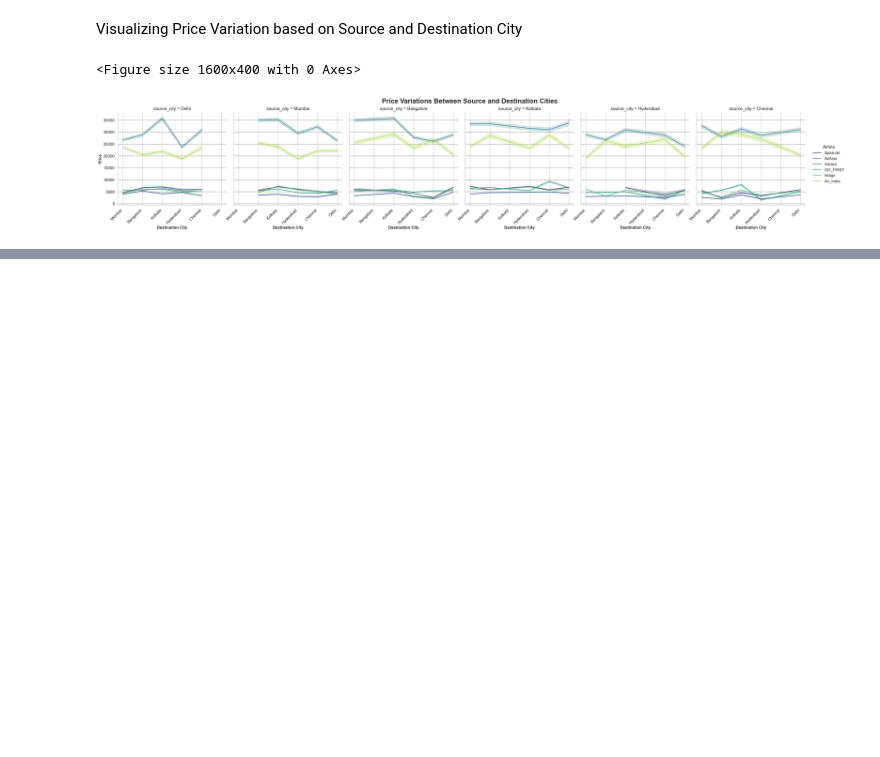
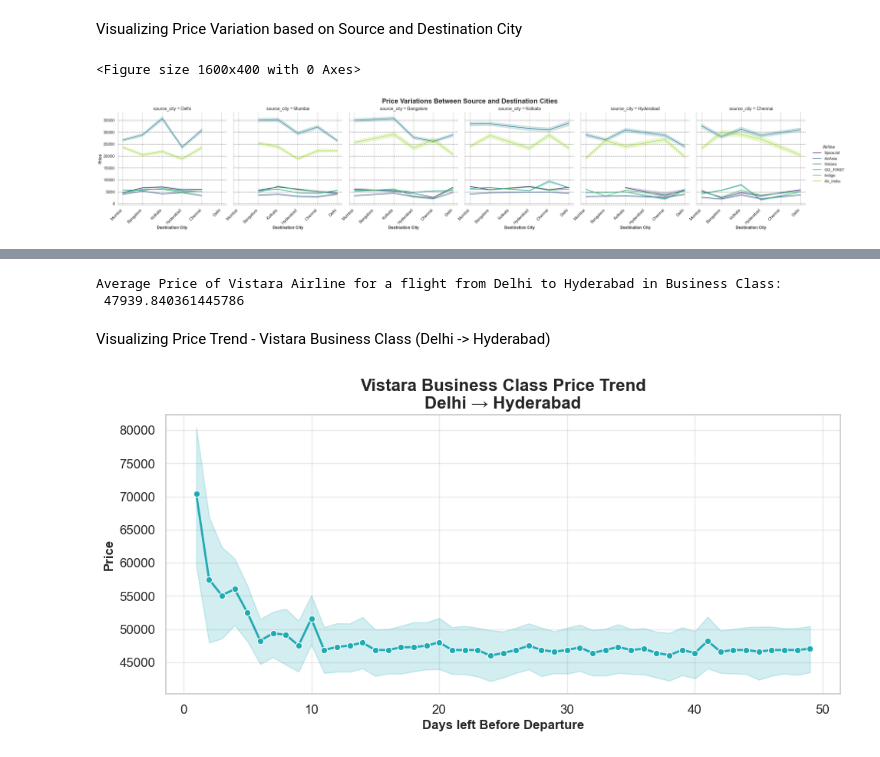
Before and after one commit to soumojit-dev/Airlines-Flight-Analysis, a Jupyter notebook: analysis.ipynb, the cells around one changed output, grey strips where cells are left out. Cells and saved outputs as stored; diff of their text form; code cells hidden in the pictures; blank space fills up the shorter version.

```diff
--- a/analysis.ipynb
+++ b/analysis.ipynb
@@ -432,0 +536,3 @@ plt.show()
+# %%
+filtered_data = df[(df['airline']=='Vistara') & (df['source_city']=='Delhi') & (df['destination_city']=='Hyderabad') & (df['class']=='Business')]
+filtered_data
@@ -432,0 +553,20 @@ plt.show()
+# %%
+print("Average Price of Vistara Airline for a flight from Delhi to Hyderabad in Business Class:\n",filtered_data.price.mean())
+# %% [output]
+Average Price of Vistara Airline for a flight from Delhi to Hyderabad in Business Class:
+ 47939.840361445786
+# %% [markdown]
+Visualizing Price Trend - Vistara Business Class (Delhi -> Hyderabad)
+# %%
+plt.figure(figsize=(10,5))
+
+sns.lineplot(data = filtered_data, x = 'days_left', y = 'price', marker = 'o', linewidth = 2,  color ="#1faab4")
+plt.title('Vistara Business Class Price Trend\nDelhi → Hyderabad', fontsize = 16, fontweight = 'bold')
+plt.xlabel("Days left Before Departure", fontsize = 12, fontweight = 'semibold')
+plt.ylabel("Price", fontsize = 12, fontweight = 'semibold')
+
+plt.grid(alpha = 0.4)
+plt.tight_layout()
+plt.show()
+# %% [output]
+[figure, added]
```
Also changed, not shown: parts of 21 cells of this notebook.
